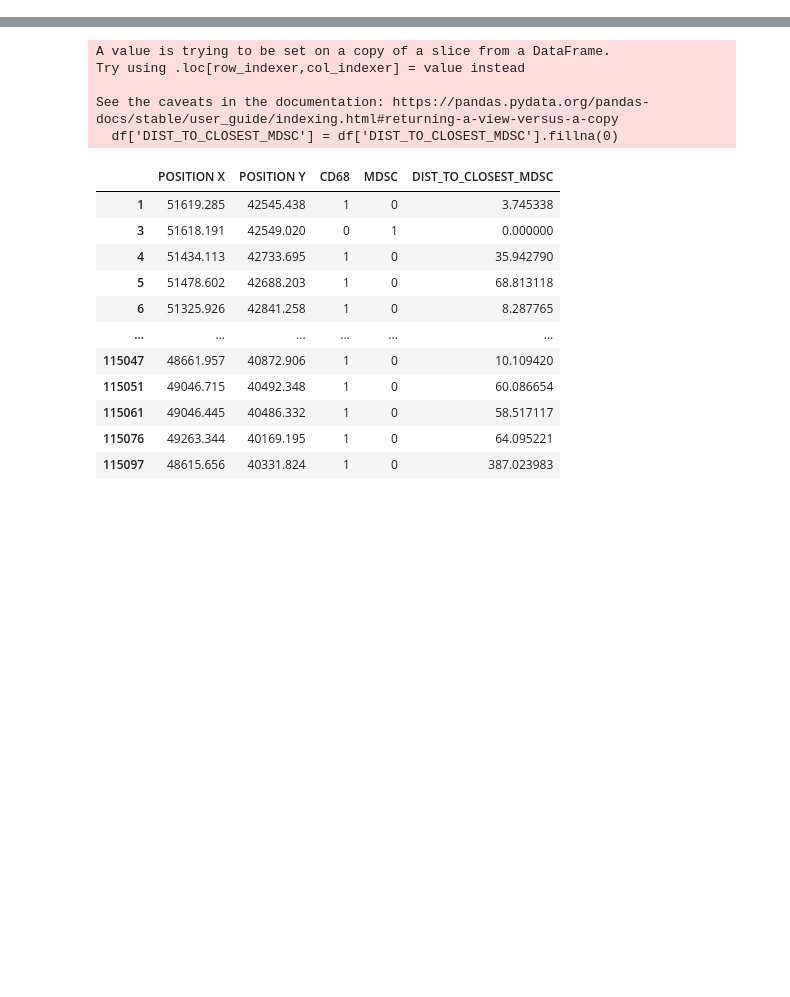
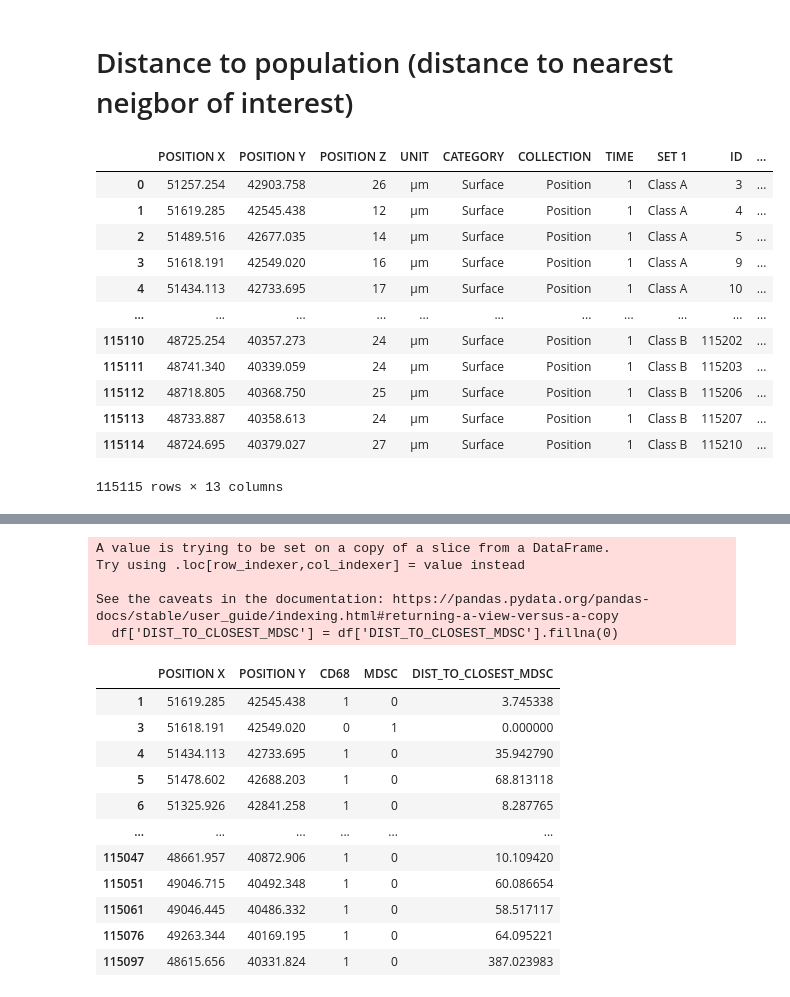
Before and after one commit to helclp/lab_proj1, a Jupyter notebook: distance_to_pop.ipynb, the cells around one changed output, grey strips where cells are left out. Saved outputs shown, nothing was run; the diff lists cells and outputs as text; code cells hidden in the pictures; blank space fills up the shorter version.

```diff
--- a/distance_to_pop.ipynb
+++ b/distance_to_pop.ipynb
@@ -3 +1,33 @@ import pandas as pd
+# %% [markdown]
+# Distance to population (distance to nearest neigbor of interest)
+# %%
+import glob
+import os
+import numpy as np
+import pandas as pd
+from scipy.spatial import cKDTree
+
+folder_path = 'combined_csvs'  # Change this to your actual folder path
+pattern = '*.csv'
+
+# Get list of all CSV files in the folder
+csv_files = glob.glob(os.path.join(folder_path, pattern))
+
+
+df1 = pd.read_csv(csv_files[0])
+df1
+# %% [output]
+|  | POSITION X | POSITION Y | POSITION Z | UNIT | CATEGORY | COLLECTION | TIME | SET 1 | ID | ... |
+| 0 | 51257.254 | 42903.758 | 26 | µm | Surface | Position | 1 | Class A | 3 | ... |
+| 1 | 51619.285 | 42545.438 | 12 | µm | Surface | Position | 1 | Class A | 4 | ... |
+| 2 | 51489.516 | 42677.035 | 14 | µm | Surface | Position | 1 | Class A | 5 | ... |
+| 3 | 51618.191 | 42549.020 | 16 | µm | Surface | Position | 1 | Class A | 9 | ... |
+| 4 | 51434.113 | 42733.695 | 17 | µm | Surface | Position | 1 | Class A | 10 | ... |
+| ... | ... | ... | ... | ... | ... | ... | ... | ... | ... | ... |
+| 115110 | 48725.254 | 40357.273 | 24 | µm | Surface | Position | 1 | Class B | 115202 | ... |
+| 115111 | 48741.340 | 40339.059 | 24 | µm | Surface | Position | 1 | Class B | 115203 | ... |
+| 115112 | 48718.805 | 40368.750 | 25 | µm | Surface | Position | 1 | Class B | 115206 | ... |
+| 115113 | 48733.887 | 40358.613 | 24 | µm | Surface | Position | 1 | Class B | 115207 | ... |
+| 115114 | 48724.695 | 40379.027 | 27 | µm | Surface | Position | 1 | Class B | 115210 | ... |
+115115 rows × 13 columns
 # %%
```
Also changed, not shown: parts of 3 cells of this notebook, 5 other files.
